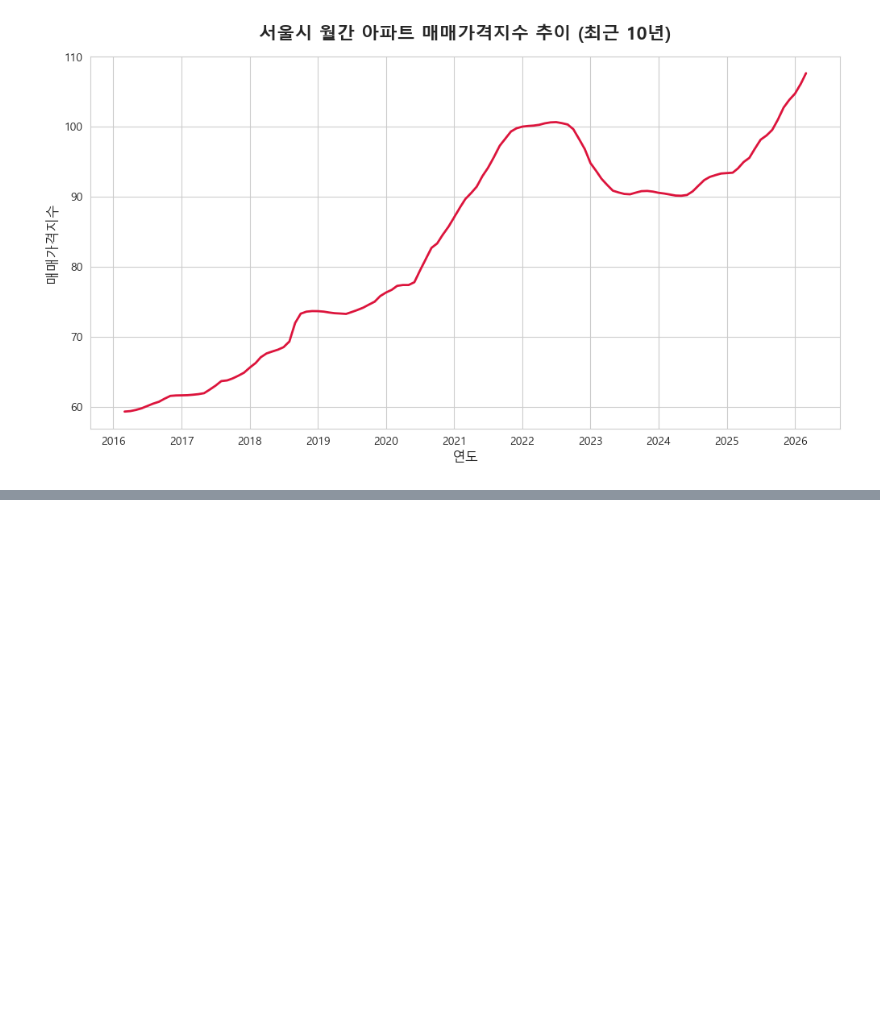
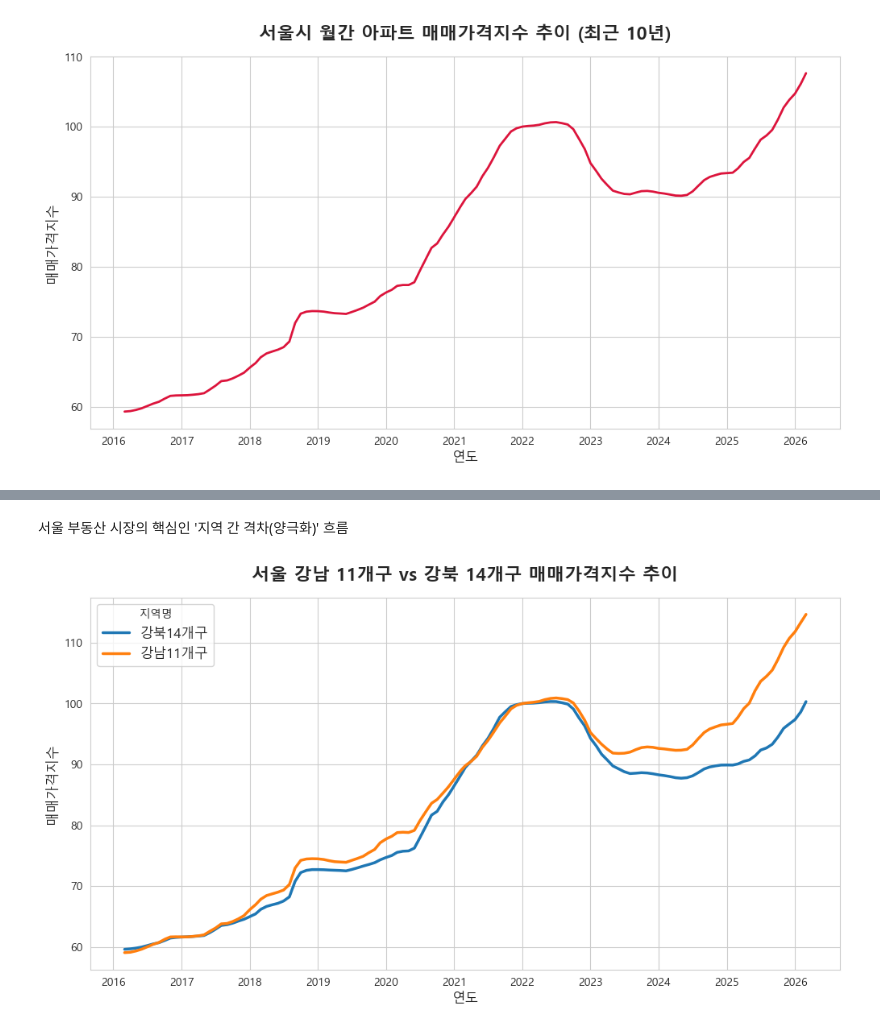
Before and after one commit to space-cap/python-real-estate-analysis, a Jupyter notebook: notebooks/01_monthly_apt_trend.ipynb, the cells around one changed output, grey strips where cells are left out. Cells and saved outputs as stored; diff of their text form; code cells hidden in the pictures; blank space fills up the shorter version.

```diff
--- a/notebooks/01_monthly_apt_trend.ipynb
+++ b/notebooks/01_monthly_apt_trend.ipynb
@@ -118,0 +169,50 @@ plt.show()
+# %% [markdown]
+서울 부동산 시장의 핵심인 '지역 간 격차(양극화)' 흐름
+# %%
+import matplotlib.pyplot as plt
+import seaborn as sns
+import pandas as pd
+
+# 1. 강북14개구, 강남11개구만 필터링
+target_regions = ['강북14개구', '강남11개구']
+
+# 만약 데이터 원본에 이름이 조금 다르다면 (예: '강북권', '강남권') 아래 리스트를 수정해 주세요.
+df_gang = df[df['지역명'].isin(target_regions)]
+
+# 2. 데이터 구조 변환 (Melt)
+df_gang_long = pd.melt(
+    df_gang,
+    id_vars=['지역명'],
+    var_name='날짜',
+    value_name='매매가격지수'
+)
+
+# 3. 날짜 형식 변환
+df_gang_long['날짜'] = pd.to_datetime(df_gang_long['날짜'], errors='coerce')
+
+# --- 시각화 설정 ---
+plt.rcParams['font.family'] = 'Malgun Gothic'
+plt.rcParams['axes.unicode_minus'] = False
+plt.figure(figsize=(12, 6))
+sns.set_style("whitegrid")
+plt.rcParams['font.family'] = 'Malgun Gothic' # 스타일 적용 후 폰트 재설정 필수
+
+# 4. 선 그래프 그리기
+sns.lineplot(
+    data=df_gang_long,
+    x='날짜',
+    y='매매가격지수',
+    hue='지역명',
+    palette=['#1f77b4', '#ff7f0e'], # 파란색, 주황색으로 명확히 대비되도록 설정
+    linewidth=2.5
+)
+
+# 5. 제목 및 축 설정
+plt.title('서울 강남 11개구 vs 강북 14개구 매매가격지수 추이', fontsize=16, fontweight='bold', pad=15)
+plt.xlabel('연도', fontsize=12)
+plt.ylabel('매매가격지수', fontsize=12)
+plt.legend(title='지역명', fontsize=12, loc='upper left')
+
+plt.show()
+# %% [output]
+[figure, added]
```
Also changed, not shown: parts of 7 cells of this notebook.
